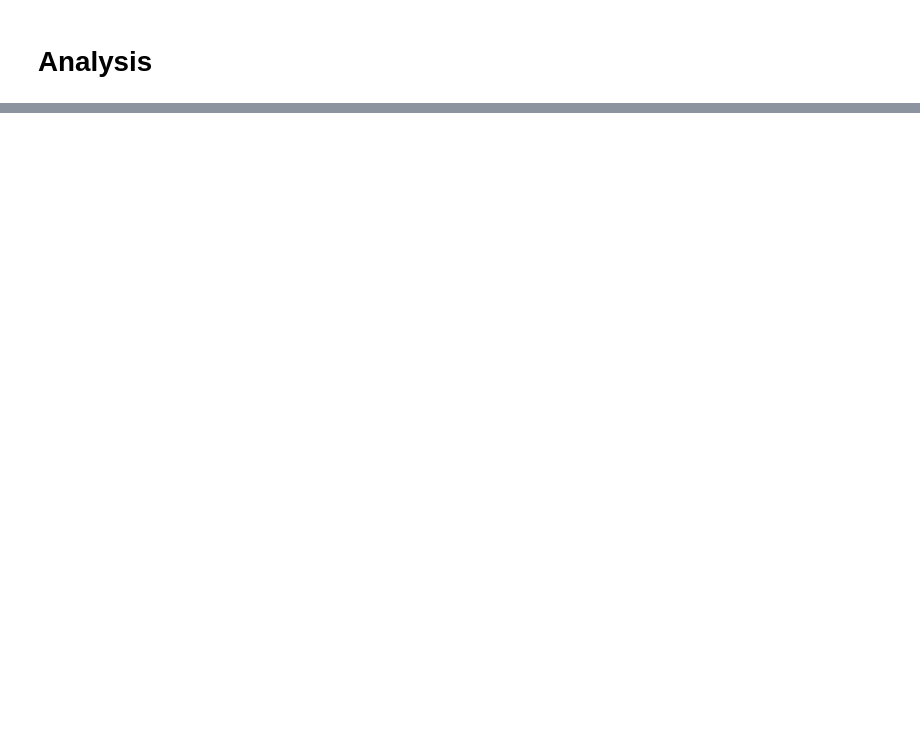
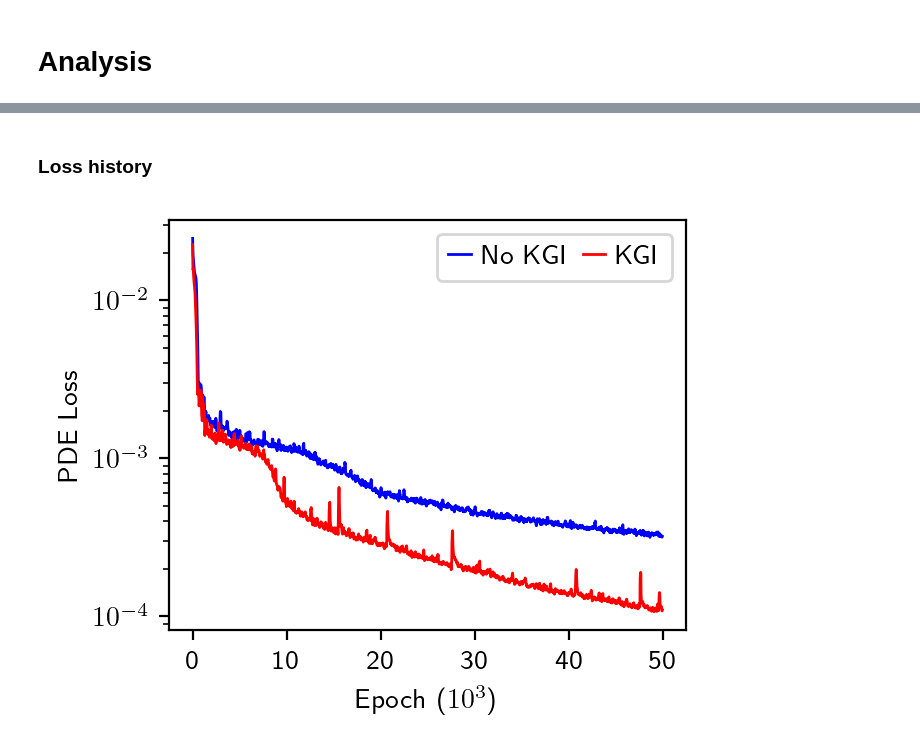
Before and after one commit to kuangdai/mlp_kgi, a Jupyter notebook: 04_deeponet.ipynb, the cells around one changed output, grey strips where cells are left out. Saved outputs shown, nothing was run; the diff lists cells and outputs as text; code cells hidden in the pictures; blank space fills up the shorter version.

```diff
--- a/04_deeponet.ipynb
+++ b/04_deeponet.ipynb
@@ -200,0 +277,24 @@ for seed_ in seeds:
+# %% [markdown]
+### Loss history
+# %%
+def moving_ave(series, window_size):
+    """ Moving average to smooth the loss history a little bit """
+    return np.convolve(series, np.ones(window_size) / window_size, mode='valid')
+
+
+_, ax = plt.subplots(figsize=(5 / 1.5, 4 / 1.5), dpi=200)
+seed_ = 2
+hist_def = np.loadtxt(out_dir / f"{seed_}_{False}")[:, -1]
+hist_kgi = np.loadtxt(out_dir / f"{seed_}_{True}")[:, -1]
+ax.plot(np.arange(0, epochs // 20 - 3), moving_ave(hist_def, 5), label="No KGI", lw=1, c='b')
+ax.plot(np.arange(0, epochs // 20 - 3), moving_ave(hist_kgi, 5), label="KGI", lw=1, c='r')
+ax.set_xticks([0, 10000 // 20, 20000 // 20, 30000 // 20, 40000 // 20, 50000 // 20],
+              [0, 10, 20, 30, 40, 50])
+ax.set_ylabel("PDE Loss")
+ax.set_xlabel("Epoch ($10^3$)")
+ax.set_yscale("log")
+ax.legend(ncol=2, handlelength=.8, columnspacing=.5, handletextpad=.4)
+# not saving figure here because we will plot all histories together
+plt.show()
+# %% [output]
+[figure, added]
```
Also changed, not shown: parts of 6 cells of this notebook, 21 other files.
